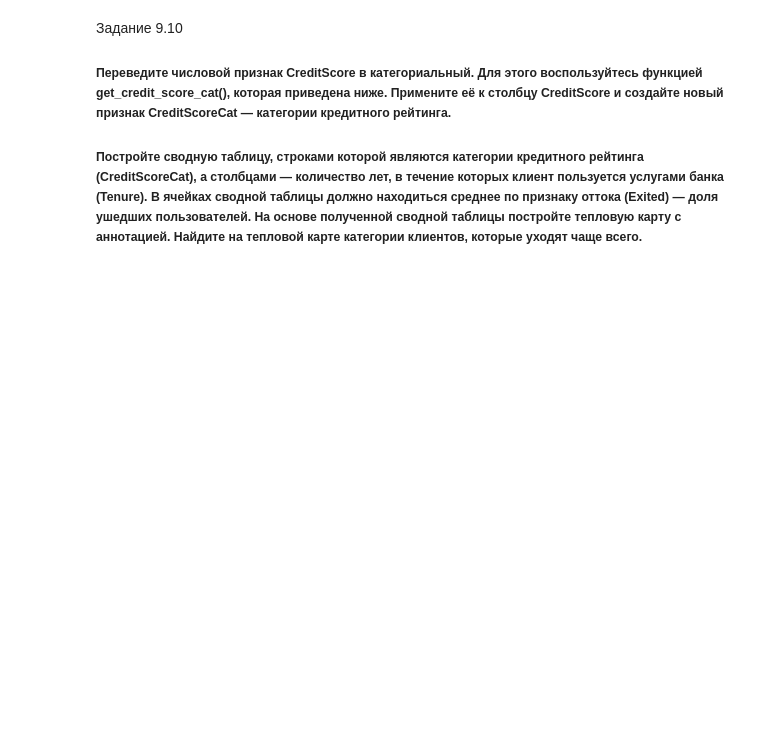
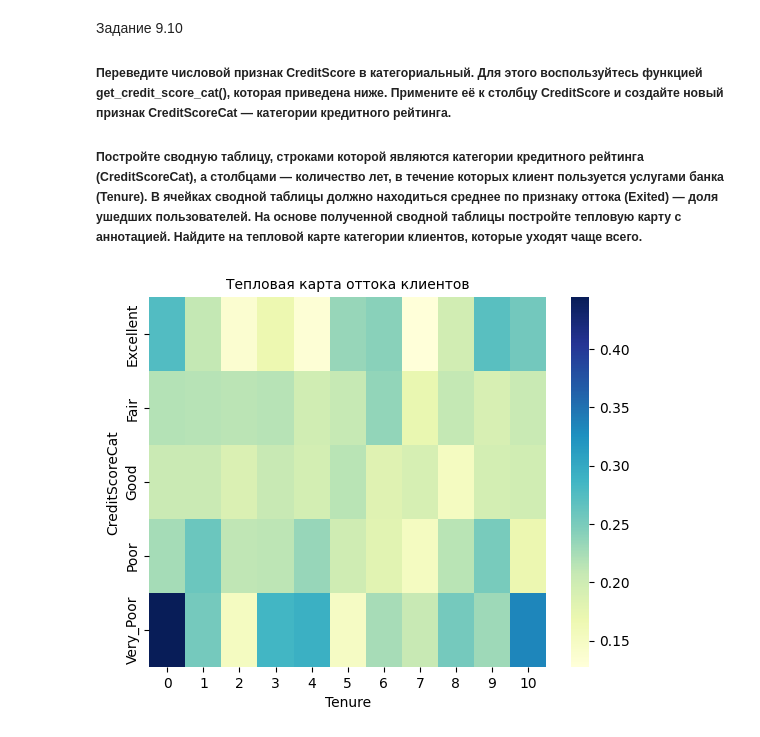
Before and after one commit to schdlr50/SF_Pandas_data_visualization, a Jupyter notebook: (Lesson 9) final task/les9.ipynb, the cells around one changed output. Cells and saved outputs as stored; diff of their text form; code cells hidden in the pictures; blank space fills up the shorter version.

```diff
--- a/(Lesson 9) final task/les9.ipynb
+++ b/(Lesson 9) final task/les9.ipynb
@@ -179,3 +207,29 @@ barplot.set_title('Зависимость оттока клиентов от ч
 Задание 9.10
 ##### Переведите числовой признак CreditScore в категориальный. Для этого воспользуйтесь функцией get_credit_score_cat(), которая приведена ниже. Примените её к столбцу CreditScore и создайте новый признак CreditScoreCat — категории кредитного рейтинга.
 ##### Постройте сводную таблицу, строками которой являются категории кредитного рейтинга (CreditScoreCat), а столбцами — количество лет, в течение которых клиент пользуется услугами банка (Tenure). В ячейках сводной таблицы должно находиться среднее по признаку оттока (Exited) — доля ушедших пользователей. На основе полученной сводной таблицы постройте тепловую карту с аннотацией. Найдите на тепловой карте категории клиентов, которые уходят чаще всего.
+# %%
+def get_credit_score_cat(CreditScore):
+    if CreditScore >= 300 and CreditScore < 500:
+        return "Very_Poor"
+    elif CreditScore >= 500 and CreditScore < 601:
+        return "Poor"
+    elif CreditScore >= 601 and CreditScore < 661:
+        return "Fair"
+    elif CreditScore >= 661 and CreditScore < 781:
+        return "Good"
+    elif CreditScore >= 781 and CreditScore < 851:
+        return "Excellent"
+    elif CreditScore >= 851:
+        return "Top"
+    elif CreditScore < 300:
+        return "Deep"
+churn_data['CreditScoreCat']=churn_data['CreditScore'].apply(get_credit_score_cat)
+pivot_credit=churn_data.pivot_table(
+    values='Exited',
+    columns='Tenure',
+    index='CreditScoreCat'
+)
+heatmap=sns.heatmap(data=pivot_credit, cmap='YlGnBu')
+heatmap.set_title('Тепловая карта оттока клиентов', fontsize=10);
+# %% [output]
+[figure, added]
```
Also changed, not shown: parts of 15 cells of this notebook.
